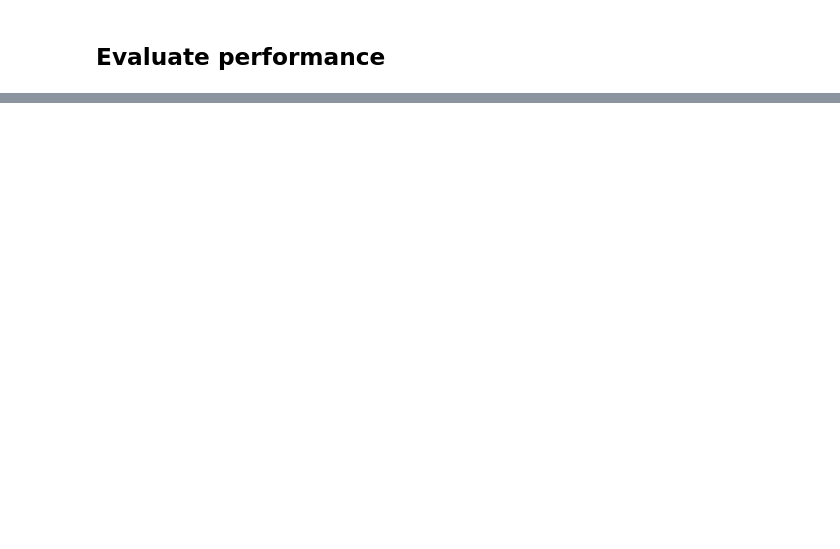
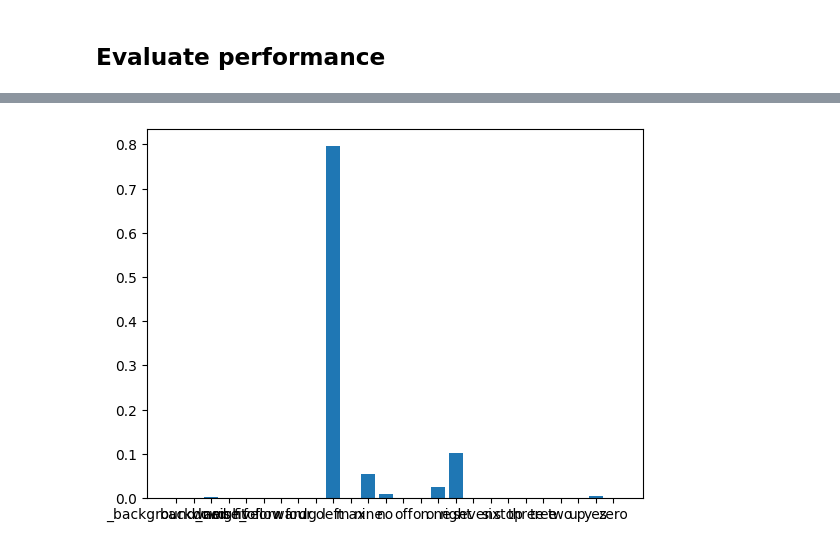
Before and after one commit to hawcat/voice_wakeUp, a Jupyter notebook: predict.ipynb, the cells around one changed output, grey strips where cells are left out. Cells and saved outputs as stored; diff of their text form; code cells hidden in the pictures; blank space fills up the shorter version.

```diff
--- a/predict.ipynb
+++ b/predict.ipynb
@@ -93 +93,7 @@ Say something!
 KeyboardInterrupt:
+# %%
+result = loaded_model.predict(get_specgram('trigger_example/max_16khz_central.wav').reshape(-1,99, 161))
+data=result.reshape(26)
+plt.bar(commands, data)
+plt.show()
+# %% [output]
@@ -93,0 +101 @@ KeyboardInterrupt:
+[figure, added]
```
Also changed, not shown: parts of 5 cells of this notebook, 7 other files.
